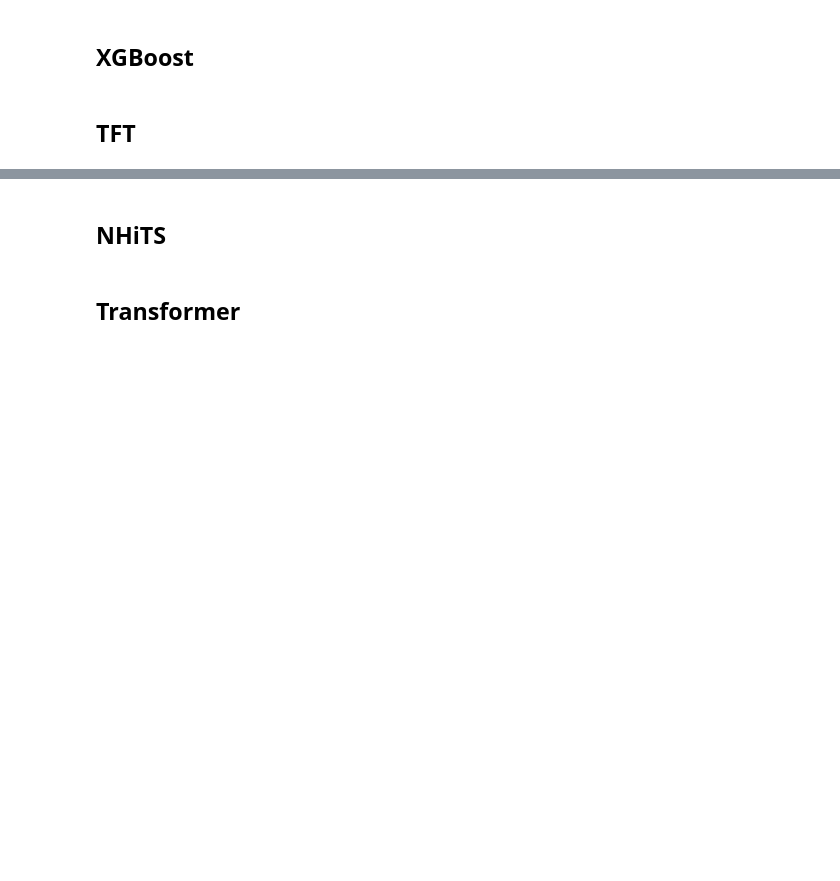
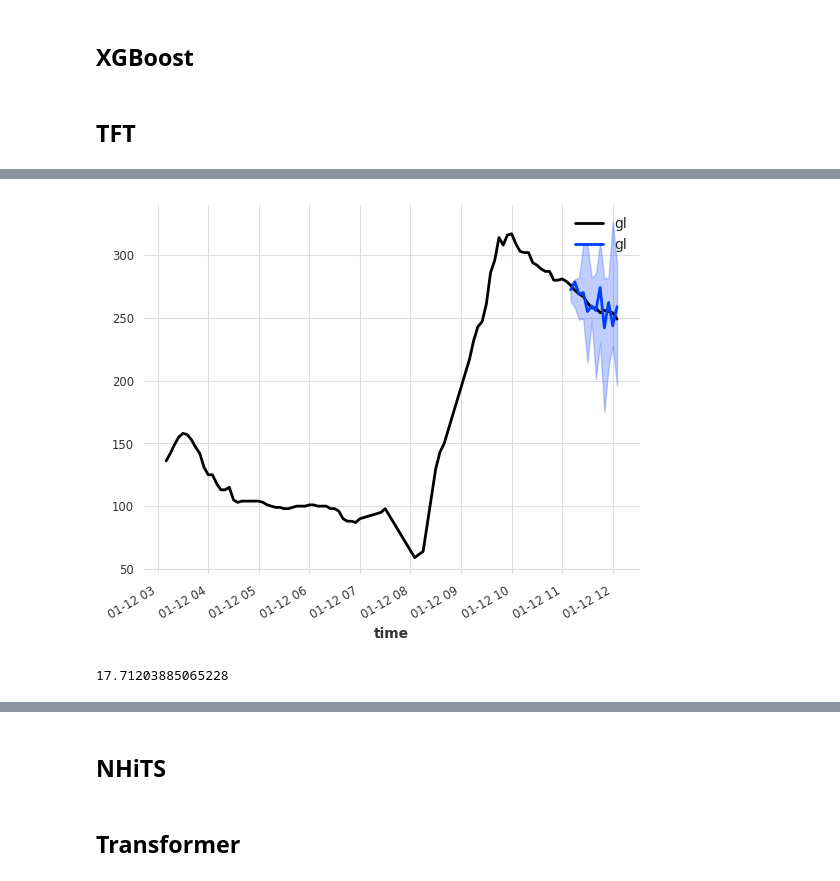
Before and after one commit to IrinaStatsLab/GlucoBench, a Jupyter notebook: exploratory_analysis/weinstock.ipynb, the cells around one changed output, grey strips where cells are left out. Drawn from its saved outputs; the diff is of its cells as text; code cells hidden in the pictures; blank space fills up the shorter version.

Commit message:
Changed eval function for torch models for speed

```diff
--- a/exploratory_analysis/weinstock.ipynb
+++ b/exploratory_analysis/weinstock.ipynb
@@ -773,0 +802,10 @@ model.fit(series=series['train']['target'],
+# %%
+test_dataset = SamplingDatasetInferenceMixed(target_series = series['test']['target'],
+                                            past_covariates = series['test']['dynamic'],
+                                            future_covariates = series['test']['future'],
+                                            n = 12,
+                                            output_chunk_length = 12,
+                                            input_chunk_length = 96,
+                                            use_static_covariates= False)
+# %%
+forecasts = model.predict_from_dataset(12, test_dataset, num_samples=10)
@@ -773,0 +818,5 @@ model.fit(series=series['train']['target'],
+# %%
+trues = [test_dataset.evalsample(i) for i in range(len(test_dataset))]
+# %%
+trues = scalers['target'].inverse_transform(trues)
+forecasts = scalers['target'].inverse_transform(forecasts)
@@ -774 +841,14 @@ model.fit(series=series['train']['target'],
+# %%
+trues[0].plot()
+forecasts[0].plot()
+# %% [output]
+[figure, added]
+# %%
+from tqdm import tqdm
+maes = []
+for t, f in tqdm(zip(trues, forecasts)):
+    maes.append(metrics.mae(t, f))
+np.mean(maes)
+# %% [output]
+17.71203885065228
 # %%
```
Also changed, not shown: parts of 16 cells of this notebook, 6 other files.
